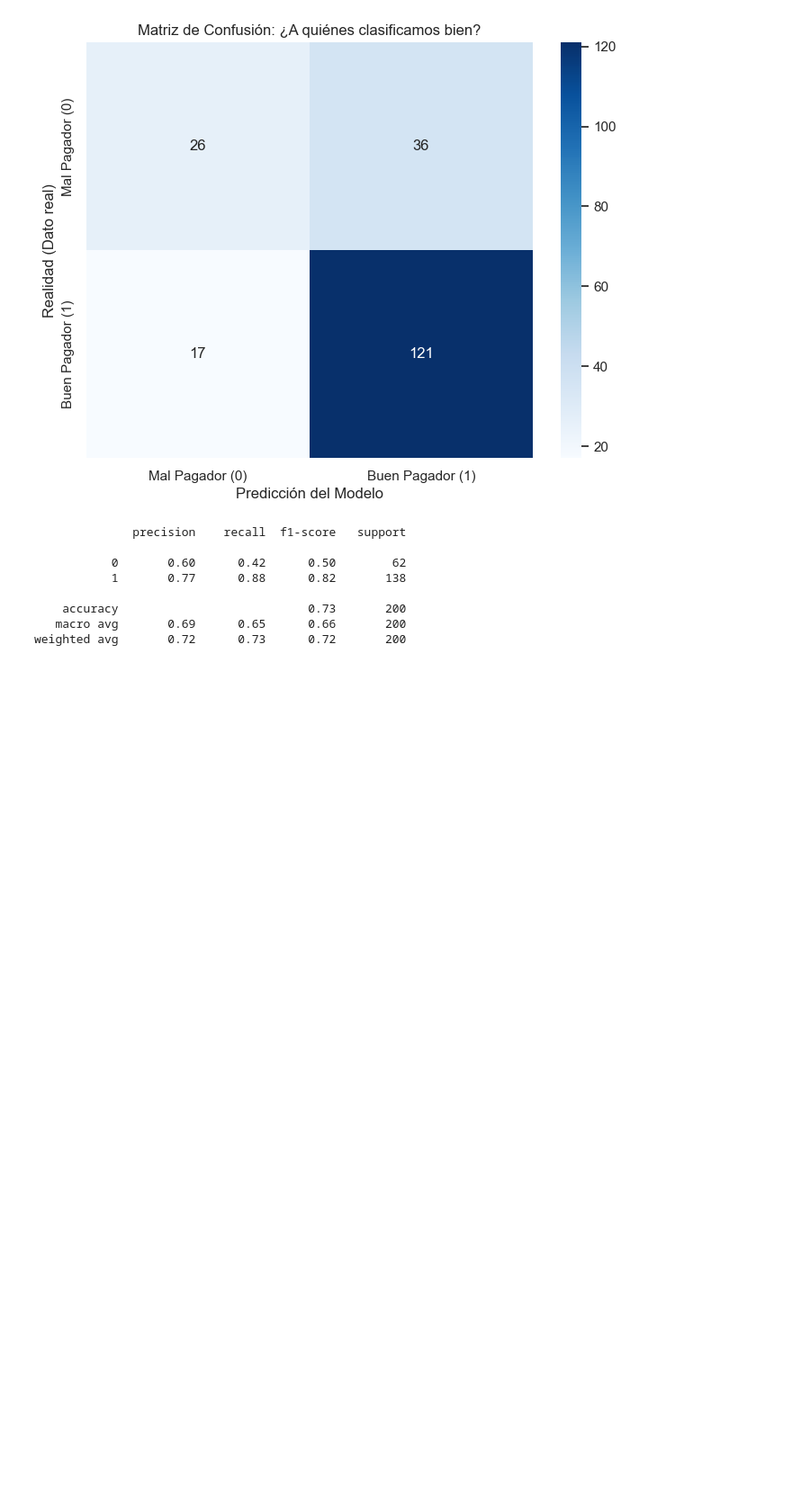
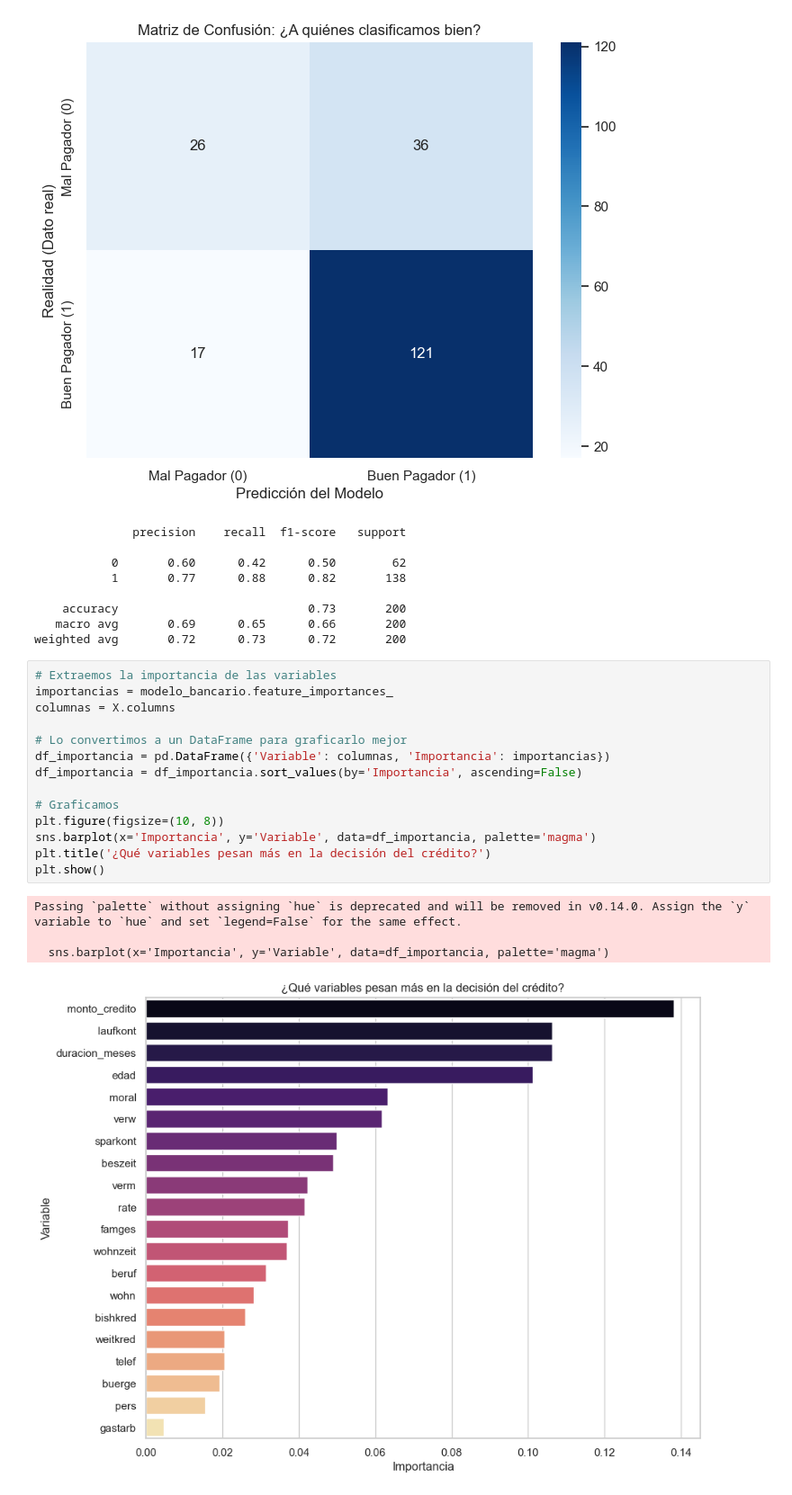
Before and after one commit to julioastro2/proyecto_riesgo_bancario, a Jupyter notebook: notebooks/01_analisis_exploratorio.ipynb, the cells around one changed output. Shown at 90% size. Saved outputs shown, nothing was run; the diff lists cells and outputs as text; blank space fills up the shorter version.

```diff
--- a/notebooks/01_analisis_exploratorio.ipynb
+++ b/notebooks/01_analisis_exploratorio.ipynb
@@ -241,3 +241,22 @@ print(classification_report(y_test, predicciones))
     accuracy                           0.73       200
    macro avg       0.69      0.65      0.66       200
 weighted avg       0.72      0.73      0.72       200
+# %%
+# Extraemos la importancia de las variables
+importancias = modelo_bancario.feature_importances_
+columnas = X.columns
+
+# Lo convertimos a un DataFrame para graficarlo mejor
+df_importancia = pd.DataFrame({'Variable': columnas, 'Importancia': importancias})
+df_importancia = df_importancia.sort_values(by='Importancia', ascending=False)
+
+# Graficamos
+plt.figure(figsize=(10, 8))
+sns.barplot(x='Importancia', y='Variable', data=df_importancia, palette='magma')
+plt.title('¿Qué variables pesan más en la decisión del crédito?')
+plt.show()
+# %% [output]
+Passing `palette` without assigning `hue` is deprecated and will be removed in v0.14.0. Assign the `y` variable to `hue` and set `legend=False` for the same effect.
+
+  sns.barplot(x='Importancia', y='Variable', data=df_importancia, palette='magma')
+[figure, added]
```
Also changed, not shown: parts of 1 cell of this notebook.
